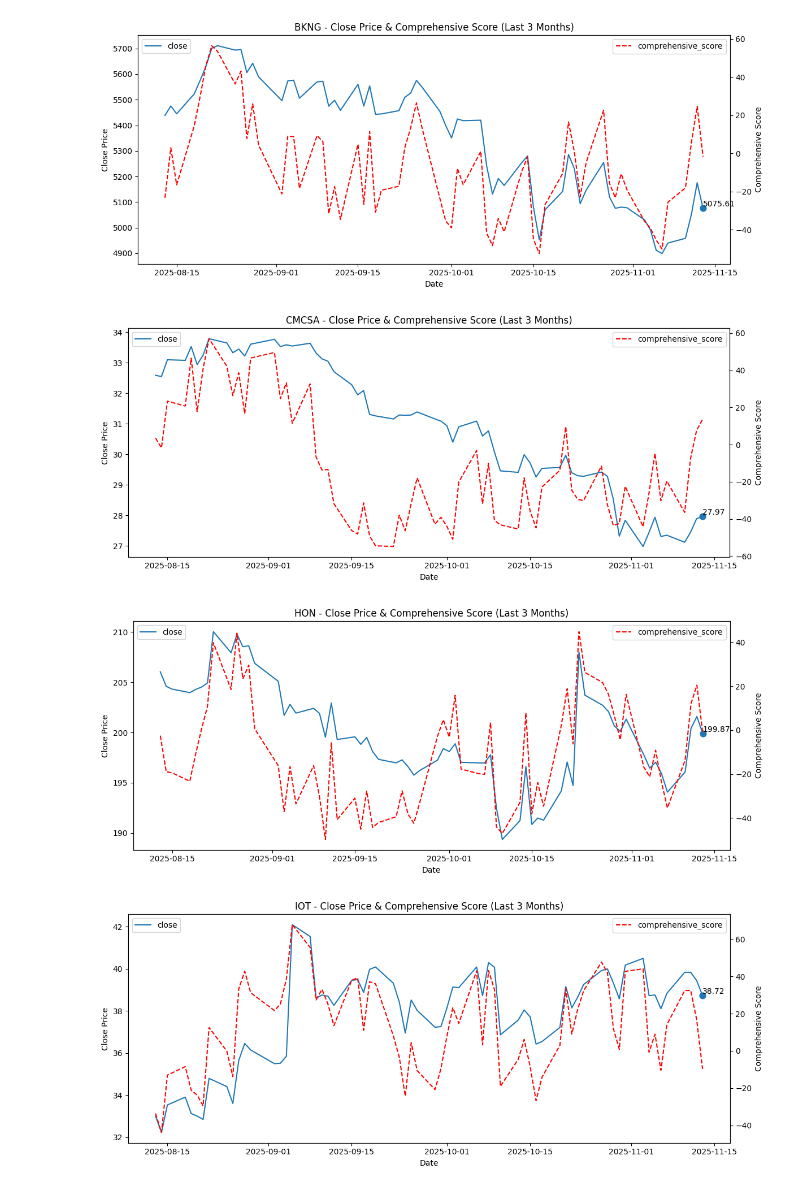
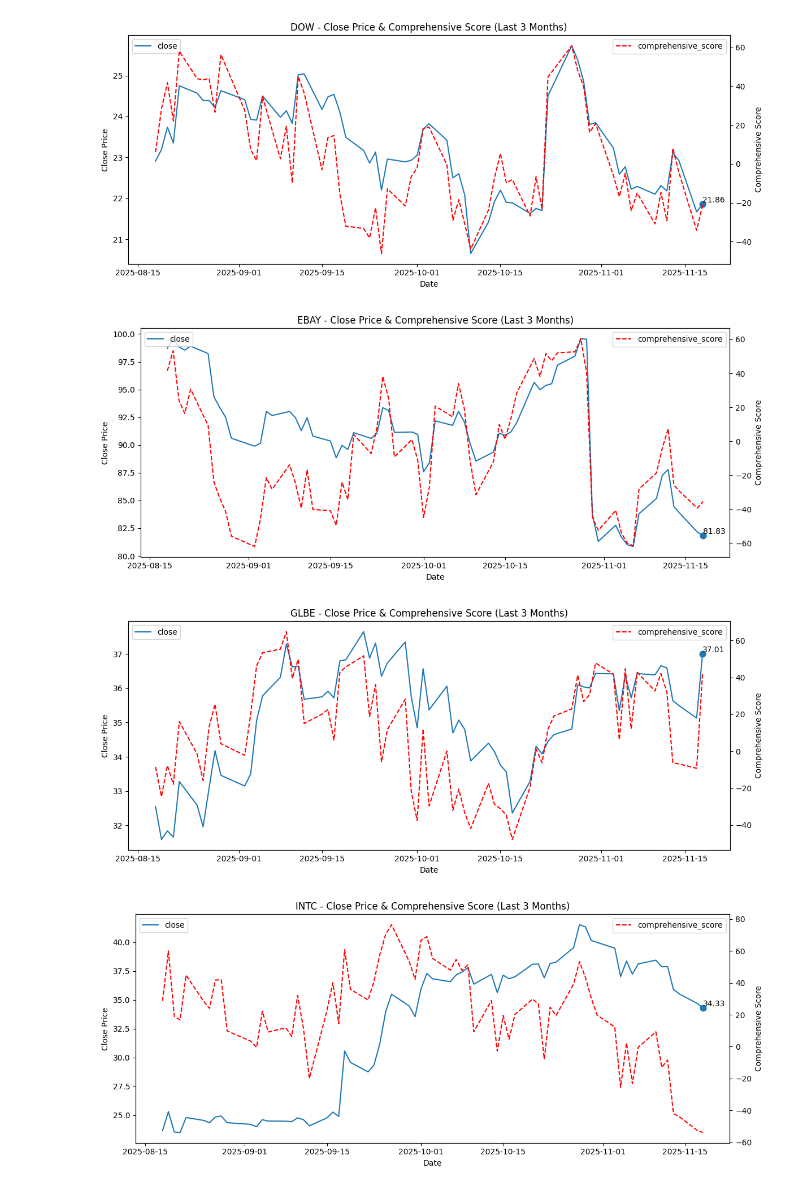
Before and after one commit to naturechen/Nature_Stock, a Jupyter notebook: Data_Pipeline/find_stock.ipynb, the cells around one changed output. Cells and saved outputs as stored; diff of their text form; code cells hidden in the pictures.

```diff
--- a/Data_Pipeline/find_stock.ipynb
+++ b/Data_Pipeline/find_stock.ipynb
@@ -5,19 +5,32 @@ import matplotlib.pyplot as plt
 df = pd.read_csv("data.csv")   # 文件路径可以相对或绝对
 # %%
 
-def find_latest_stocks(df, latest_date):
-
-
+def find_latest_stocks(current_df, latest_date):
 
     # 2. 在最新日期那一天筛选 comprehensive_score 在 10~15 之间
     filtered = df[
         (df['date'] == latest_date) &
-        (df['comprehensive_score'] >= -10) &
-        (df['comprehensive_score'] <= 15) &
-        (df['comprehensive_score_3_days'] >= -10) &
-        (df['comprehensive_score_3_days'] <= 15) &
-        (df['comprehensive_score_5_days'] >= -10) &
-        (df['comprehensive_score_5_days'] <= 20)
+        (current_df['comprehensive_score'] >= 25) &
+        (current_df['comprehensive_score'] <= 45) &
+
+        # ② 动能必须顺势增强：3日 > 5日 > 10日
+        (current_df['comprehensive_score_3_days'] > current_df['comprehensive_score_5_days']) &
+        (current_df['comprehensive_score_5_days'] > current_df['comprehensive_score_10_days']) &
+
+        # ③ 不要高潮（避免到达 60–100 的高危区域）
+        (current_df['comprehensive_score_20_days'] <= 55) &
+
+        # ④ SMA 趋势明显加强（>15 为强趋势区）
+        (current_df['sma_score'] > 15) &
+
+        # ⑤ 价格稳站在 VWAP 上（趋势确认）
+        (current_df['vwap_score'] > 5) &
+
+        # ⑥ 资金流向正面（拒绝资金流出）
+        (current_df['mfi_score'] >= 0)
+
+        # ⑦ 大盘行情偏多：避免系统性回调日
+        # &(current_df['market_avg_comprehensive_10_days'] > 5)
     ]
 
     # 3. 只取 ticker_id 列
@@ -27,10 +40,9 @@ def find_latest_stocks(df, latest_date):
 
     return result
 
-# 1. 找出 df 里最新的日期
-df['date'] = pd.to_datetime(df['date'], format='%Y-%m-%d')
+df['date'] = pd.to_datetime(df['date'], format='mixed', dayfirst=True)
 latest_date = df['date'].max()
-# latest_date = '2025-05-01 00:00:00'
+latest_date = '2025-10-29 00:00:00'
 
 result = find_latest_stocks(df, latest_date)
 # %% [output]
@@ -95,6 +106,6 @@ def plot_stock_data(df, result, latest_date):
         plt.tight_layout()
         plt.show()
 
-
+latest_date = df['date'].max()
 plot_stock_data(df, result, latest_date)
 # %% [output]
@@ -104,4 +115,4 @@ plot_stock_data(df, result, latest_date)
-[figure, old version]
+[figure, new version]
-[figure, old version]
+[figure, new version]
-[figure, old version]
+[figure, new version]
-[figure, old version]
+[figure, new version]
```
Also changed, not shown: parts of 2 cells of this notebook, 6 other files.
